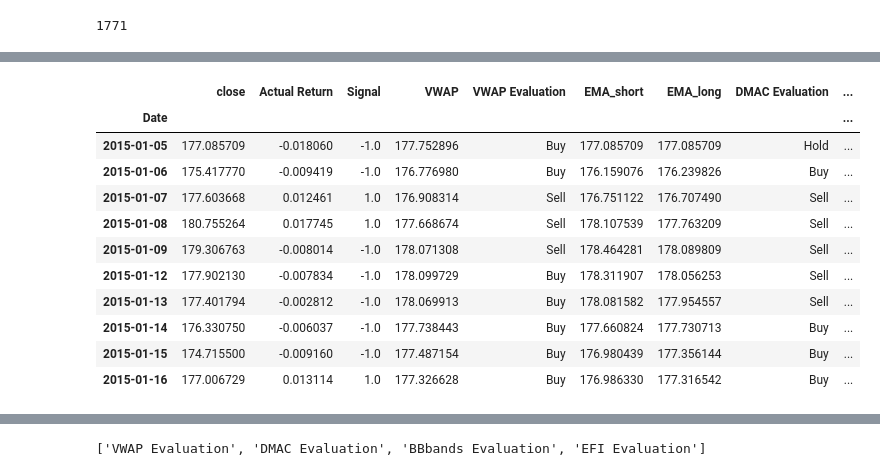
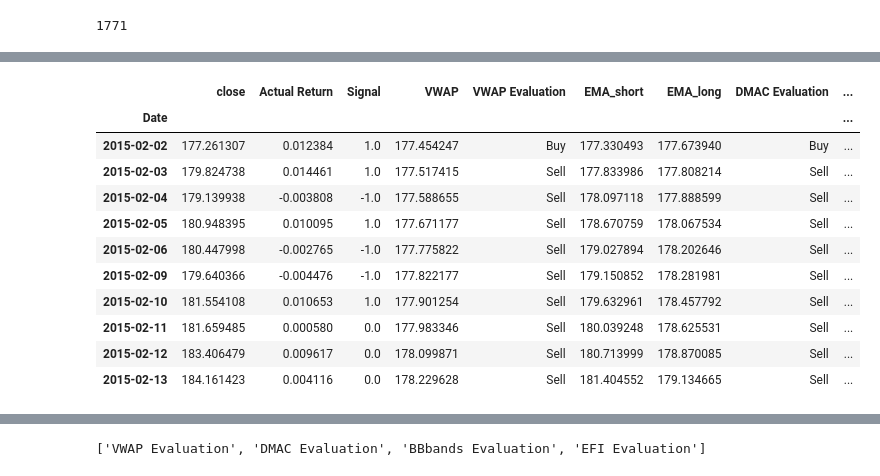
Before and after one commit to mingluuu/Bring_Neural_Network_to_Algo_Trading, a Jupyter notebook: Project_2_Trend_Indicators_V2.ipynb, the cells around one changed output, grey strips where cells are left out. Drawn from its saved outputs; the diff is of its cells as text; code cells hidden in the pictures.

```diff
--- a/Project_2_Trend_Indicators_V2.ipynb
+++ b/Project_2_Trend_Indicators_V2.ipynb
@@ -140,42 +140,43 @@ for index, row in spy_technical_indicators.iterrows():
             spy_technical_indicators.loc[index, "BBbands Evaluation"] = "BBbands Bearish Signal"
     if (spy_technical_indicators.loc[index, "BBbands Evaluation"] == "Hold" and spy_technical_indicators.loc[index, "BBbands Lag"] == "Buy"):
             spy_technical_indicators.loc[index, "BBbands Evaluation"] = "BBbands Buillish Signal"
 
 spy_technical_indicators.drop(columns = ["BBbands Lag"], inplace = True)
 
 
 
 #Creating Elder's Force Index 'EFI'  -- Volatility Indicator
 spy_technical_indicators['EFI'] = TA.EFI(spy_df)
 spy_technical_indicators["EFI Evaluation"] = "Hold"
 spy_technical_indicators.loc[spy_technical_indicators["EFI"] < 0, 'EFI Evaluation'] = "Buy"
 spy_technical_indicators.loc[spy_technical_indicators["EFI"] > 0, 'EFI Evaluation'] = "Sell"
 
 spy_technical_indicators["EFI Lag"] = spy_technical_indicators["EFI Evaluation"].shift(1)
 
 for index, row in spy_technical_indicators.iterrows():
     if (spy_technical_indicators.loc[index, "EFI Evaluation"] == "Hold" and spy_technical_indicators.loc[index, "EFI Lag"] == "Sell"):
             spy_technical_indicators.loc[index, "EFI Evaluation"] = "EFI Bearish Signal"
     if (spy_technical_indicators.loc[index, "EFI Evaluation"] == "Hold" and spy_technical_indicators.loc[index, "EFI Lag"] == "Buy"):
             spy_technical_indicators.loc[index, "EFI Evaluation"] = "EFI Buillish Signal"
 
 spy_technical_indicators.drop(columns = ["EFI Lag"], inplace = True)
+spy_technical_indicators.dropna(inplace=True)
 
 
 display(spy_technical_indicators.head(10))
 display(spy_technical_indicators.tail(10))
 # %% [output]
 |  | close | Actual Return | Signal | VWAP | VWAP Evaluation | EMA_short | EMA_long | DMAC Evaluation | ... |
 | Date |  |  |  |  |  |  |  |  | ... |
-| 2015-01-05 | 177.085709 | -0.018060 | -1.0 | 177.752896 | Buy | 177.085709 | 177.085709 | Hold | ... |
-| 2015-01-06 | 175.417770 | -0.009419 | -1.0 | 176.776980 | Buy | 176.159076 | 176.239826 | Buy | ... |
-| 2015-01-07 | 177.603668 | 0.012461 | 1.0 | 176.908314 | Sell | 176.751122 | 176.707490 | Sell | ... |
-| 2015-01-08 | 180.755264 | 0.017745 | 1.0 | 177.668674 | Sell | 178.107539 | 177.763209 | Sell | ... |
-| 2015-01-09 | 179.306763 | -0.008014 | -1.0 | 178.071308 | Sell | 178.464281 | 178.089809 | Sell | ... |
-| 2015-01-12 | 177.902130 | -0.007834 | -1.0 | 178.099729 | Buy | 178.311907 | 178.056253 | Sell | ... |
-| 2015-01-13 | 177.401794 | -0.002812 | -1.0 | 178.069913 | Buy | 178.081582 | 177.954557 | Sell | ... |
-| 2015-01-14 | 176.330750 | -0.006037 | -1.0 | 177.738443 | Buy | 177.660824 | 177.730713 | Buy | ... |
-| 2015-01-15 | 174.715500 | -0.009160 | -1.0 | 177.487154 | Buy | 176.980439 | 177.356144 | Buy | ... |
-| 2015-01-16 | 177.006729 | 0.013114 | 1.0 | 177.326628 | Buy | 176.986330 | 177.316542 | Buy | ... |
+| 2015-02-02 | 177.261307 | 0.012384 | 1.0 | 177.454247 | Buy | 177.330493 | 177.673940 | Buy | ... |
+| 2015-02-03 | 179.824738 | 0.014461 | 1.0 | 177.517415 | Sell | 177.833986 | 177.808214 | Sell | ... |
+| 2015-02-04 | 179.139938 | -0.003808 | -1.0 | 177.588655 | Sell | 178.097118 | 177.888599 | Sell | ... |
+| 2015-02-05 | 180.948395 | 0.010095 | 1.0 | 177.671177 | Sell | 178.670759 | 178.067534 | Sell | ... |
+| 2015-02-06 | 180.447998 | -0.002765 | -1.0 | 177.775822 | Sell | 179.027894 | 178.202646 | Sell | ... |
+| 2015-02-09 | 179.640366 | -0.004476 | -1.0 | 177.822177 | Sell | 179.150852 | 178.281981 | Sell | ... |
+| 2015-02-10 | 181.554108 | 0.010653 | 1.0 | 177.901254 | Sell | 179.632961 | 178.457792 | Sell | ... |
+| 2015-02-11 | 181.659485 | 0.000580 | 0.0 | 177.983346 | Sell | 180.039248 | 178.625531 | Sell | ... |
+| 2015-02-12 | 183.406479 | 0.009617 | 0.0 | 178.099871 | Sell | 180.713999 | 178.870085 | Sell | ... |
+| 2015-02-13 | 184.161423 | 0.004116 | 0.0 | 178.229628 | Sell | 181.404552 | 179.134665 | Sell | ... |
 |  | close | Actual Return | Signal | VWAP | VWAP Evaluation | EMA_short | EMA_long | DMAC Evaluation | ... |
 | Date |  |  |  |  |  |  |  |  | ... |
```
Also changed, not shown: parts of 11 cells of this notebook, 1 other file.
